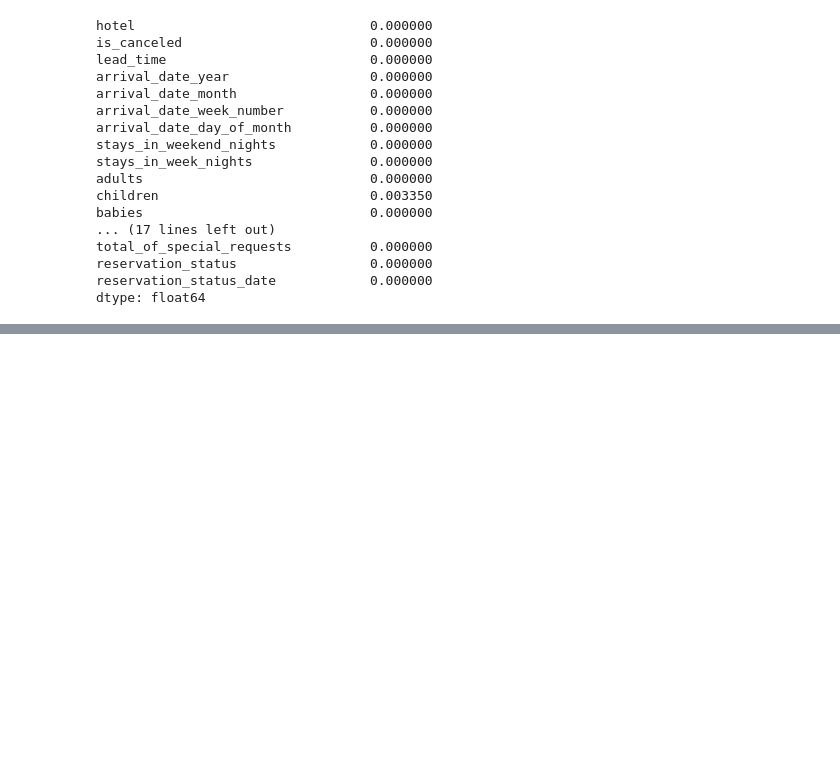
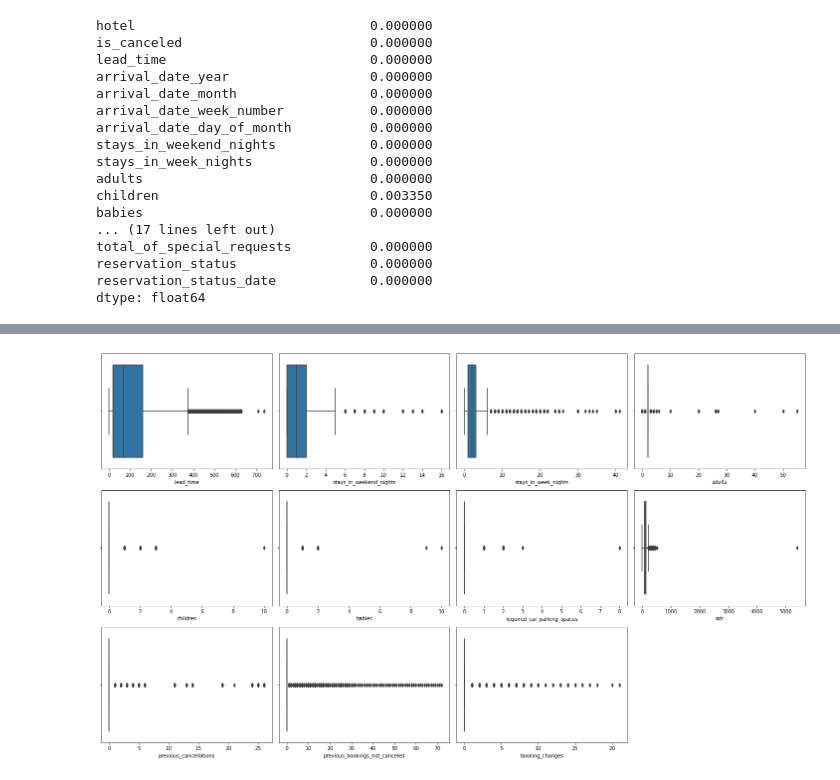
Before and after one commit to Mk-singh55555/Hotel-booking-analysis, a Jupyter notebook: By_me_Hotel_Booking_Analysis_Capstone_Project.ipynb, the cells around one changed output, grey strips where cells are left out. Cells and saved outputs as stored; diff of their text form; code cells hidden in the pictures; blank space fills up the shorter version.

```diff
--- a/By_me_Hotel_Booking_Analysis_Capstone_Project.ipynb
+++ b/By_me_Hotel_Booking_Analysis_Capstone_Project.ipynb
@@ -118,3 +123,6 @@ total_of_special_requests          0.000000
 reservation_status                 0.000000
 reservation_status_date            0.000000
 dtype: float64
+# %%
+hotel_data=hotel_data.drop(['company','agent'],axis=1)
+hotel_data
@@ -120,0 +143,3 @@ dtype: float64
+# %%
+hotel_data=hotel_data.dropna(axis = 0)
+hotel_data
@@ -120,0 +197,13 @@ dtype: float64
+# %%
+
+columns = ['lead_time', 'stays_in_weekend_nights', 'stays_in_week_nights', 'adults', 'children', 'babies', 'required_car_parking_spaces', 'adr', 'previous_cancellations', 'previous_bookings_not_canceled', 'booking_changes']
+n = 1
+plt.figure(figsize=(20,15))
+
+for column in columns:
+  plt.subplot(4,4,n)
+  n = n+1
+  sns.boxplot(hotel_data[column])
+  plt.tight_layout()
+# %% [output]
+[figure, added]
```
Also changed, not shown: parts of 7 cells of this notebook.
